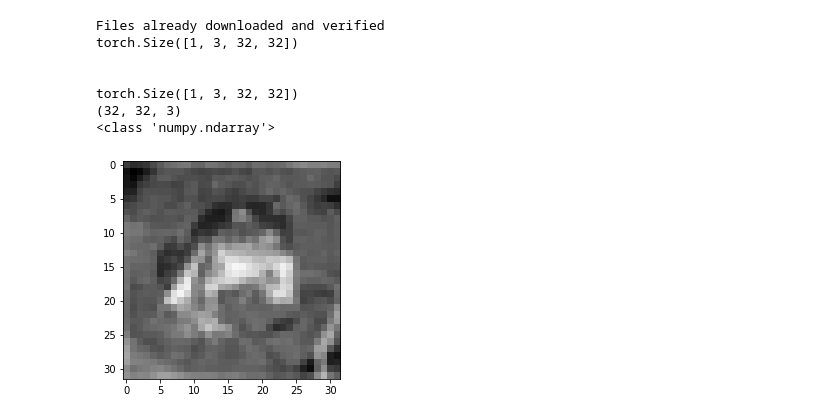
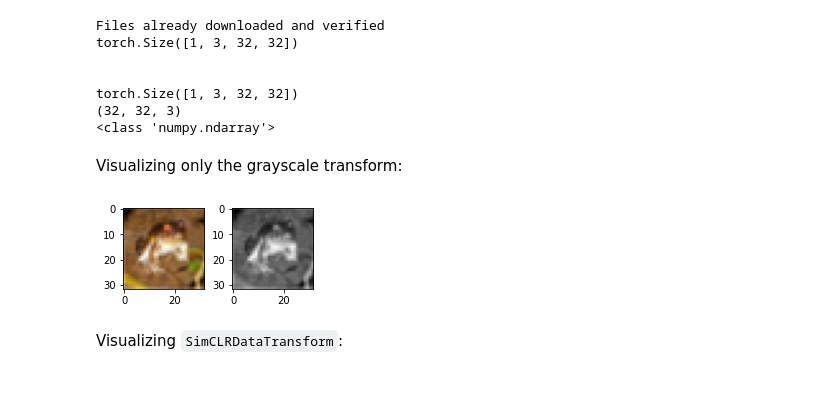
Before and after one commit to CristianManta/contrastive-learning, a Jupyter notebook: regularization/test.ipynb, the cells around one changed output. Cells and saved outputs as stored; diff of their text form; code cells hidden in the pictures; blank space fills up the shorter version.

Commit message:
Published some visualizations of the transforms.

```diff
--- a/regularization/test.ipynb
+++ b/regularization/test.ipynb
@@ -1,12 +1,19 @@
 # %%
-
-
 import cv2
 import random
 import time, datetime
 import yaml
 import ast, bisect
 import csv
+import pathlib, sys, os
+
+_pth = str(pathlib.Path("test.ipynb").absolute())
+for i in range(2):
+    (_pth, _) = os.path.split(_pth)
+sys.path.insert(0, _pth)  # I just made sure that the root of the project (ContrastiveTeamO) is in the path where Python
+# looks for packages in order to import from files that require going several levels up from the directory where this
+# script is. Unfortunately, by default Python doesn't allow imports from above the current file directory.
+
 
 import numpy as np
 import matplotlib.pyplot as plt
@@ -15,6 +22,7 @@ import torch.nn as nn
 import torch.nn.functional as F
 
 import torchvision.transforms as transforms
+import transformations.transforms as transforms2
 
 from torch.utils.data.sampler import SubsetRandomSampler
 from torch.utils.data import DataLoader
@@ -71,13 +79,6 @@ def get_color_distortion(s=1.0):
         rnd_gray])
     return color_distort
 
-
-# data_transforms = transforms.Compose([transforms.RandomResizedCrop(size=32),
-#                                       transforms.RandomHorizontalFlip(),
-#                                       get_color_distortion(s=1.0),
-#                                       transforms.ToTensor()])
-
-
 data_augment = TensorSimCLRDataTransform(transforms.RandomResizedCrop(size=32),
                                          transforms.RandomHorizontalFlip(),
                                          get_color_distortion(
@@ -124,10 +125,6 @@ for (x, y) in train_loader:
     print(type(np_img))
     gray_image = np_img
     break
-
-plt.imshow(gray_image)
-# plt.imshow(original)
-plt.show()
 # %% [output]
 Files already downloaded and verified
 torch.Size([1, 3, 32, 32])
@@ -136,4 +133,23 @@ torch.Size([1, 3, 32, 32])
 torch.Size([1, 3, 32, 32])
 (32, 32, 3)
 <class 'numpy.ndarray'>
-[figure, removed]
+# %% [markdown]
+Visualizing only the grayscale transform:
+# %%
+# plt.imshow(gray_image)
+# plt.show()
+# plt.imshow(original)
+
+fig, axs = plt.subplots(nrows=1, ncols=2, constrained_layout=True, figsize=(3,2))
+# for i, ax in enumerate(axs.flat):
+#   ax.imshow(original)
+axs = axs.flat
+
+axs[0].imshow(original)
+axs[1].imshow(gray_image)
+
+plt.show()
+# %% [output]
+[figure, added]
+# %% [markdown]
+Visualizing `SimCLRDataTransform`:
```
Also changed, not shown: parts of 2 cells of this notebook, 1 other file.
